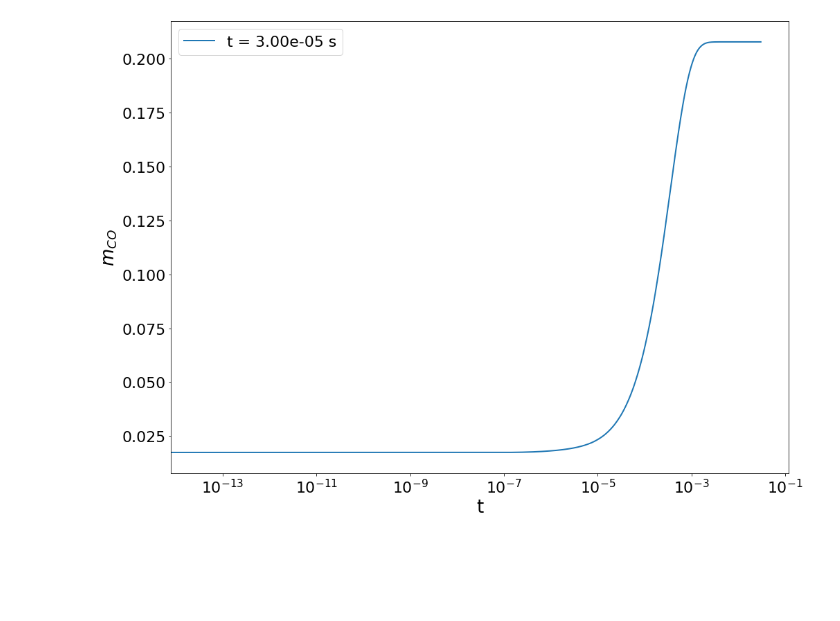
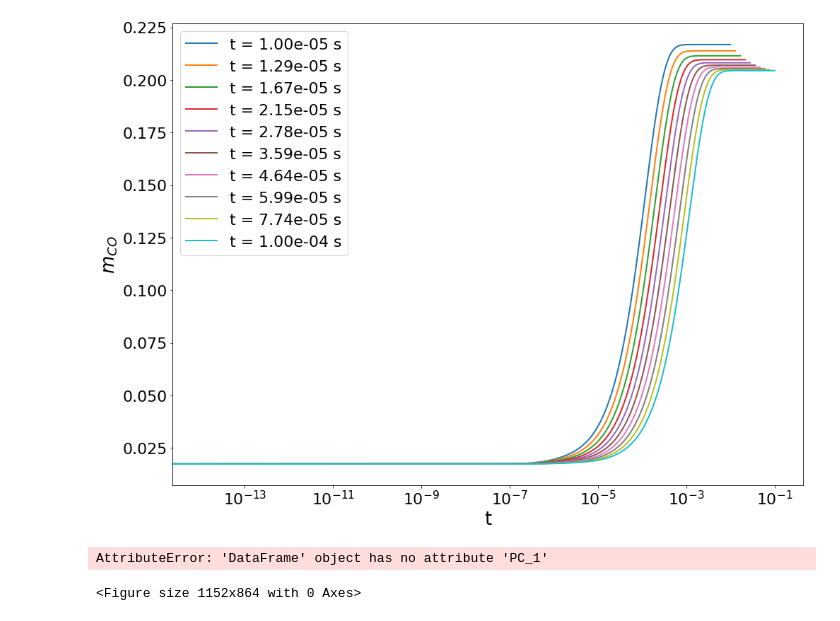
Before and after one commit to simoneventuri/ROMNet_, a Jupyter notebook: extra/generating_data/PSR/Plot_Data.ipynb, the cells around one changed output. Cells and saved outputs as stored; diff of their text form; code cells hidden in the pictures; blank space fills up the shorter version.

```diff
--- a/extra/generating_data/PSR/Plot_Data.ipynb
+++ b/extra/generating_data/PSR/Plot_Data.ipynb
@@ -11,25 +11,51 @@ from numpy import diff
 # %%
 iPC = 2
 
 fig  = plt.figure(figsize=(16,12))
 
 
-RestVec = pd.read_csv(WORKSPACE_PATH+'/ROMNet/Data_1PSR_Clean/orig_data/ResidenceTimes.csv', header=None).to_numpy()
+RestVec = pd.read_csv(WORKSPACE_PATH+'/ROMNet/Data_10PSR_Clean/orig_data/ResidenceTimes.csv', header=None).to_numpy()
 
-for i in range(1):
-    Data1 = pd.read_csv(WORKSPACE_PATH+'/ROMNet/Data_1PSR_Clean/orig_data/y.csv.'+str(i+1))
+for i in range(10):
+    Data1 = pd.read_csv(WORKSPACE_PATH+'/ROMNet/Data_10PSR_Clean/orig_data/y.csv.'+str(i+1))
 
     #Data2 = pd.read_csv(WORKSPACE_PATH+'/ROMNet/Data_10PSR_Clean/pc_data_3/PCSource.csv.'+str(i+1))
     #dydt = diff(Data1.PC_3)/diff(Data1.t)
     #plt.plot(Data2.t, Data2.SPC_2)
     #plt.plot(Data1.t[1:], dydt)
 
     plt.plot(Data1.t, Data1.CO, label='t = '+"{:.2e}".format(RestVec[i,0])+' s')
 
     plt.xlabel('t')
     #plt.ylabel('Entalpy')
     plt.ylabel(r'$m_{CO}$')
     plt.legend()
     plt.xscale('log')
 # %% [output]
-[figure, old version]
+[figure, new version]
+# %%
+iPC = 2
+
+fig  = plt.figure(figsize=(16,12))
+
+
+RestVec = pd.read_csv(WORKSPACE_PATH+'/ROMNet/Data_10PSR_Clean/orig_data/ResidenceTimes.csv', header=None).to_numpy()
+
+for i in range(10):
+    Data1 = pd.read_csv(WORKSPACE_PATH+'/ROMNet/Data_10PSR_Clean/orig_data/y.csv.'+str(i+1))
+
+    Data2 = pd.read_csv(WORKSPACE_PATH+'/ROMNet/Data_10PSR_Clean/pc_data_3/PCSource.csv.'+str(i+1))
+    dydt  = diff(Data1.PC_1)/diff(Data1.t)
+    plt.plot(Data2.t, Data2.SPC_1)
+    plt.plot(Data1.t[1:], dydt)
+
+    plt.plot(Data1.t, Data1.CO, label='t = '+"{:.2e}".format(RestVec[i,0])+' s')
+
+    plt.xlabel('t')
+    #plt.ylabel('Entalpy')
+    plt.ylabel(r'$m_{CO}$')
+    plt.legend()
+    plt.xscale('log')
+# %% [output]
+AttributeError: 'DataFrame' object has no attribute 'PC_1'
+<Figure size 1152x864 with 0 Axes>
```
Also changed, not shown: parts of 2 cells of this notebook, 15 other files.
